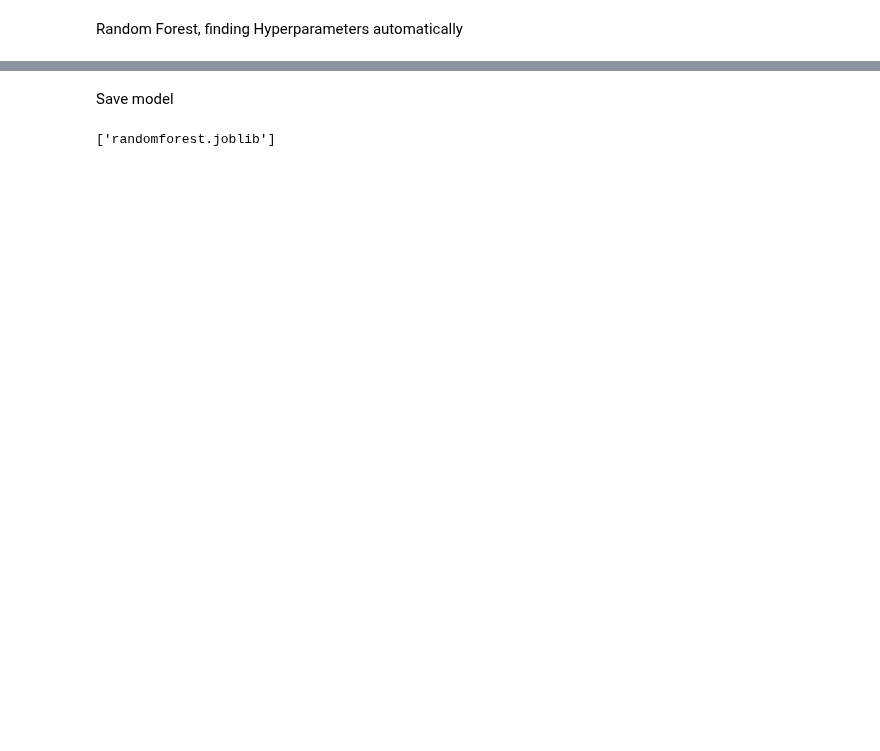
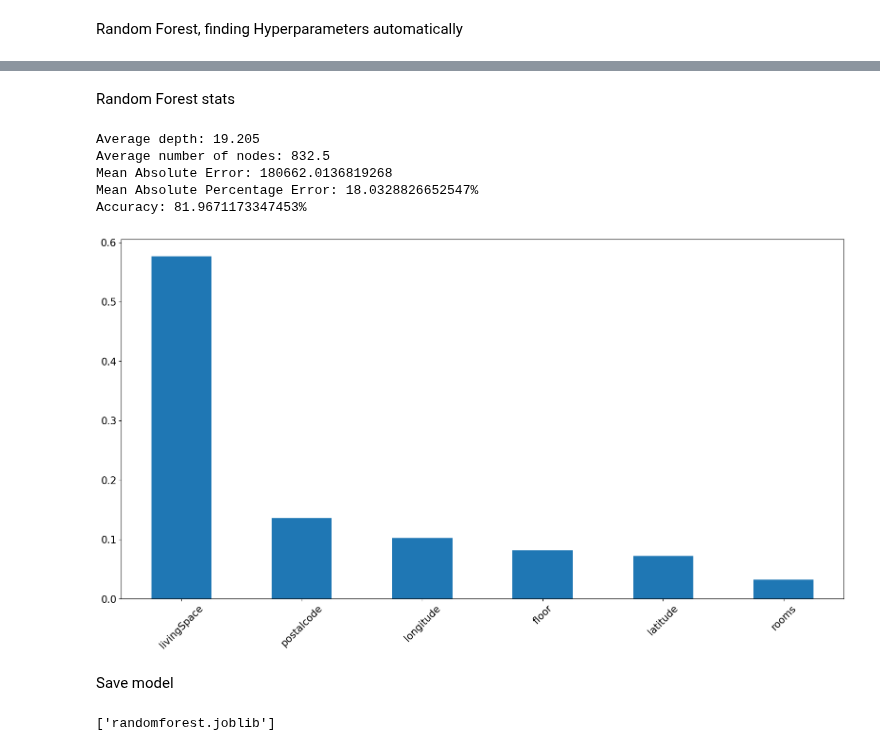
Before and after one commit to SaveTheDave42/AppliedDataScienceProject, a Jupyter notebook: RandomForest.ipynb, the cells around one changed output, grey strips where cells are left out. Saved outputs shown, nothing was run; the diff lists cells and outputs as text; code cells hidden in the pictures; blank space fills up the shorter version.

Commit message:
Bugfixing and adding stats to random forest

```diff
--- a/RandomForest.ipynb
+++ b/RandomForest.ipynb
@@ -192,3 +192,55 @@ Root Mean Squared Error: 319704.9817426486
+# %% [markdown]
+Random Forest stats
+# %%
+# Get the best estimator
+best_rf = grid_search.best_estimator_
+
+# Get the depth of each decision tree
+depths = [estimator.tree_.max_depth for estimator in best_rf.estimators_]
+print(f"Average depth: {np.mean(depths)}")
+
+# Get the number of nodes of each decision tree
+num_nodes = [estimator.tree_.node_count for estimator in best_rf.estimators_]
+print(f"Average number of nodes: {np.mean(num_nodes)}")
+
+# Calculate the absolute errors
+errors = abs(y_pred - y_test)
+
+# Calculate mean absolute error (MAE)
+mae = np.mean(errors)
+print(f"Mean Absolute Error: {mae}")
+
+# Calculate mean absolute percentage error (MAPE)
+mape = 100 * (errors / y_test)
+mean_mape = np.mean(mape)
+print(f"Mean Absolute Percentage Error: {mean_mape}%")
+
+# Determine the performance metrics
+accuracy = 100 - mean_mape
+print(f"Accuracy: {accuracy}%")
+
+# Get feature importances
+importances = grid_search.best_estimator_.feature_importances_
+
+# Convert the importances into one-dimensional 1darray with corresponding df column names as axis labels
+f_importances = pd.Series(importances, feature_names)
+
+# Sort the array in descending order of the importances
+f_importances.sort_values(ascending=False, inplace=True)
+
+# Draw the bar Plot from f_importances
+f_importances.plot(x='Features', y='Importance', kind='bar', figsize=(16,9), rot=45, fontsize=15)
+
+# Show the plot
+plt.tight_layout()
+plt.show()
+# %% [output]
+Average depth: 19.205
+Average number of nodes: 832.5
+Mean Absolute Error: 180662.0136819268
+Mean Absolute Percentage Error: 18.0328826652547%
+Accuracy: 81.9671173347453%
+[figure, added]
 # %% [markdown]
 Save model
 # %%
```
Also changed, not shown: parts of 1 cell of this notebook, 1 other file.
